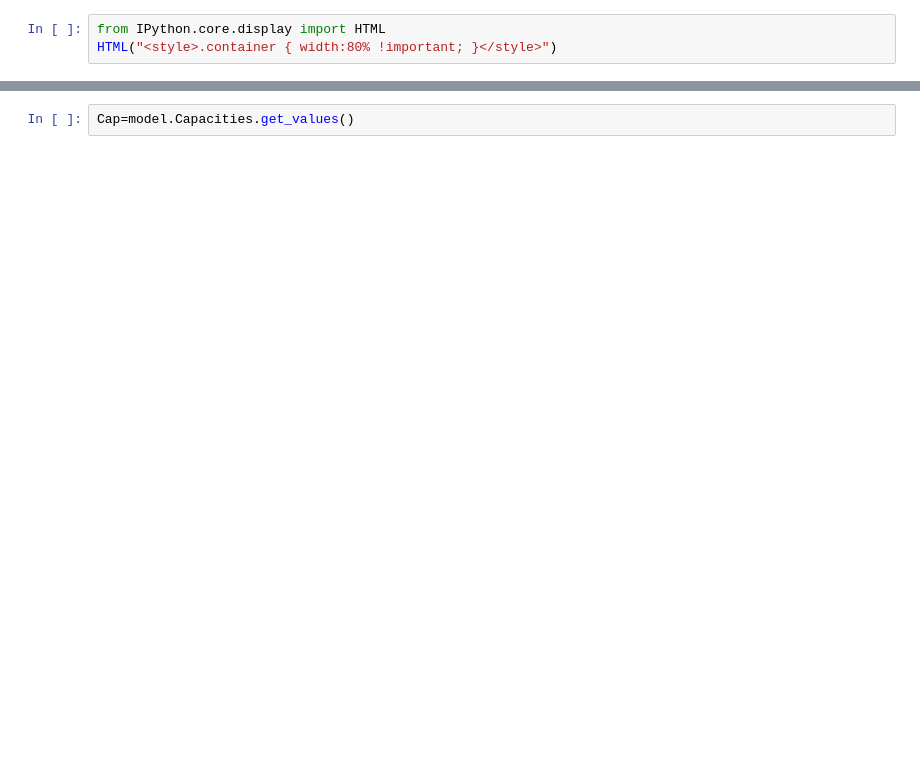
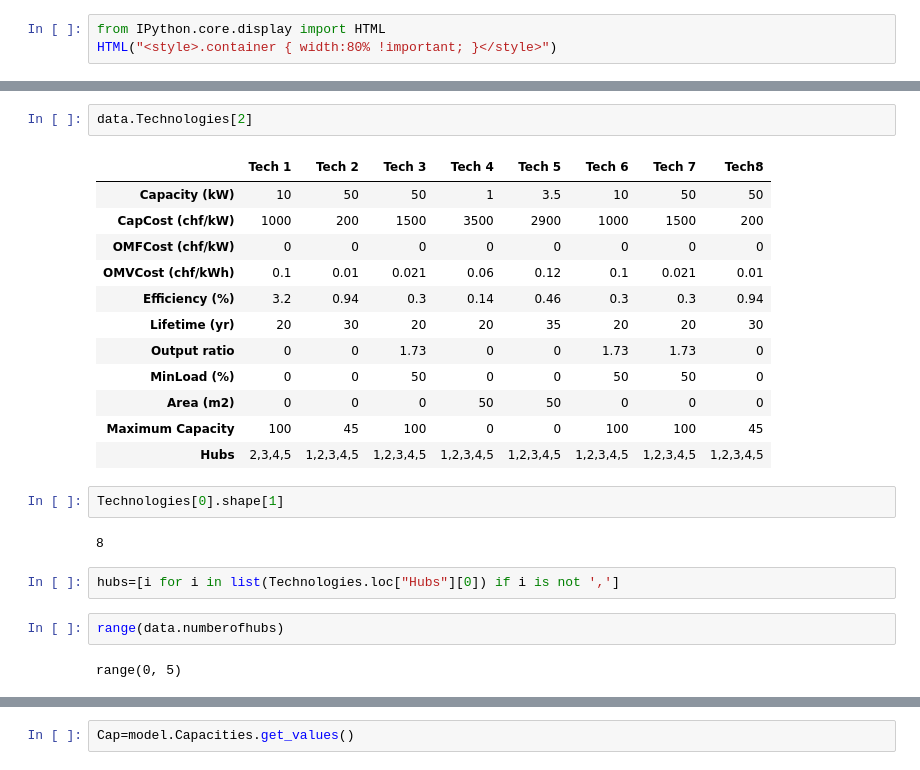
Before and after one commit to gmomo/python-ehub, a Jupyter notebook: Python 3.5 Multi Energy Hub OOP.ipynb, the cells around one changed output, grey strips where cells are left out. Saved outputs shown, nothing was run; the diff lists cells and outputs as text; blank space fills up the shorter version.

```diff
--- a/Python 3.5 Multi Energy Hub OOP.ipynb
+++ b/Python 3.5 Multi Energy Hub OOP.ipynb
@@ -10,0 +20,25 @@ HTML("<style>.container { width:80% !important; }</style>")
+# %%
+data.Technologies[2]
+# %% [output]
+|  | Tech 1 | Tech 2 | Tech 3 | Tech 4 | Tech 5 | Tech 6 | Tech 7 | Tech8 |
+| Capacity (kW) | 10 | 50 | 50 | 1 | 3.5 | 10 | 50 | 50 |
+| CapCost (chf/kW) | 1000 | 200 | 1500 | 3500 | 2900 | 1000 | 1500 | 200 |
+| OMFCost (chf/kW) | 0 | 0 | 0 | 0 | 0 | 0 | 0 | 0 |
+| OMVCost (chf/kWh) | 0.1 | 0.01 | 0.021 | 0.06 | 0.12 | 0.1 | 0.021 | 0.01 |
+| Efficiency (%) | 3.2 | 0.94 | 0.3 | 0.14 | 0.46 | 0.3 | 0.3 | 0.94 |
+| Lifetime (yr) | 20 | 30 | 20 | 20 | 35 | 20 | 20 | 30 |
+| Output ratio | 0 | 0 | 1.73 | 0 | 0 | 1.73 | 1.73 | 0 |
+| MinLoad (%) | 0 | 0 | 50 | 0 | 0 | 50 | 50 | 0 |
+| Area (m2) | 0 | 0 | 0 | 50 | 50 | 0 | 0 | 0 |
+| Maximum Capacity | 100 | 45 | 100 | 0 | 0 | 100 | 100 | 45 |
+| Hubs | 2,3,4,5 | 1,2,3,4,5 | 1,2,3,4,5 | 1,2,3,4,5 | 1,2,3,4,5 | 1,2,3,4,5 | 1,2,3,4,5 | 1,2,3,4,5 |
+# %%
+Technologies[0].shape[1]
+# %% [output]
+8
+# %%
+hubs=[i for i in list(Technologies.loc["Hubs"][0]) if i is not ',']
+# %%
+range(data.numberofhubs)
+# %% [output]
+range(0, 5)
```
Also changed, not shown: parts of 19 cells of this notebook.
